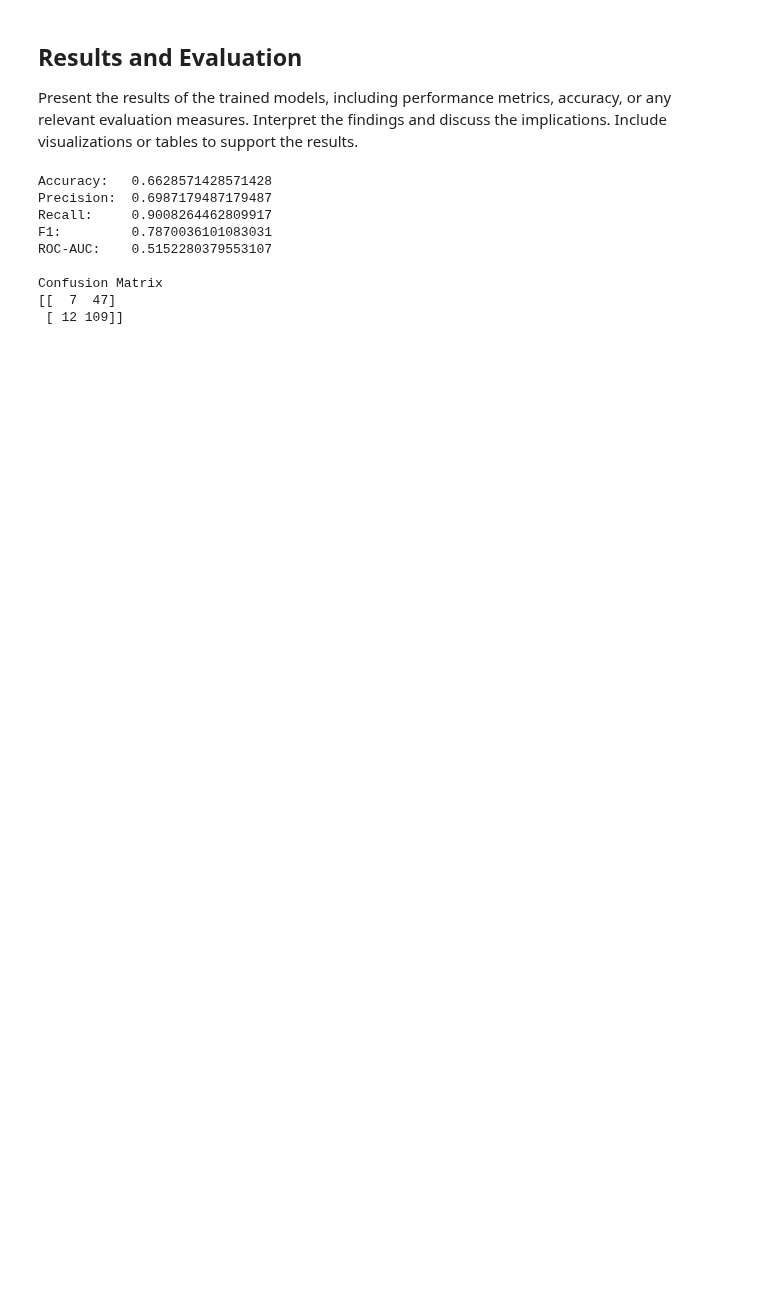
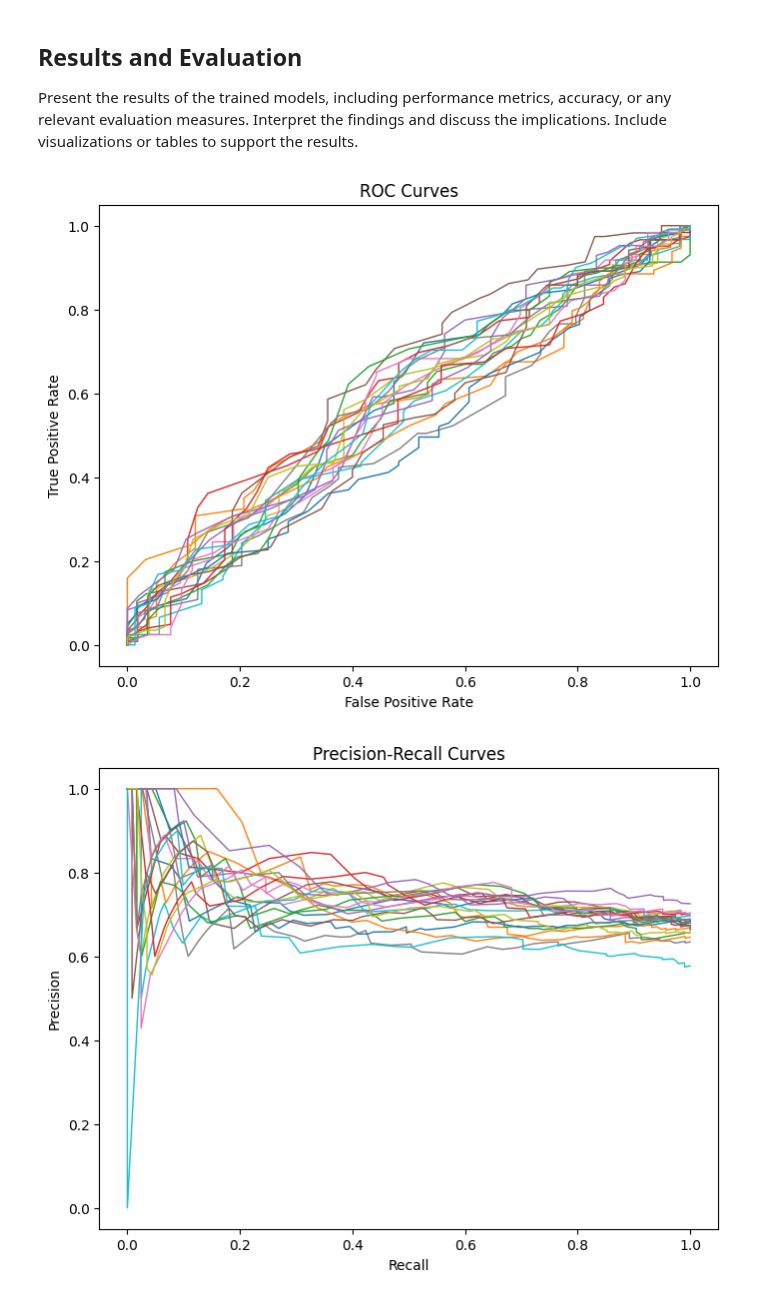
Before and after one commit to zainabnazari/ppmi, a Jupyter notebook: main_ppmi_notebook.ipynb, the cells around one changed output. Cells and saved outputs as stored; diff of their text form; code cells hidden in the pictures; blank space fills up the shorter version.

```diff
--- a/main_ppmi_notebook.ipynb
+++ b/main_ppmi_notebook.ipynb
@@ -291,23 +338,51 @@ model_rf.fit(X_train, y_train)
 ## Results and Evaluation
 
 Present the results of the trained models, including performance metrics, accuracy, or any relevant evaluation measures. Interpret the findings and discuss the implications. Include visualizations or tables to support the results.
-# %%
-print('Accuracy:  ', accuracy_score(y_test,model_rf.predict(X_test)))
-print('Precision: ', precision_score(y_test,model_rf.predict(X_test)))
-print('Recall:    ', recall_score(y_test,model_rf.predict(X_test)))
-print('F1:        ', f1_score(y_test,model_rf.predict(X_test)))
-print('ROC-AUC:   ', roc_auc_score(y_test,model_rf.predict(X_test)))
-print('\nConfusion Matrix\n{0}'.format(confusion_matrix(y_test, model_rf.predict(X_test))))
-# %% [output]
-Accuracy:   0.6628571428571428
-Precision:  0.6987179487179487
-Recall:     0.9008264462809917
-F1:         0.7870036101083031
-ROC-AUC:    0.5152280379553107
-
-Confusion Matrix
-[[  7  47]
- [ 12 109]]
+# %%
+import matplotlib.pyplot as plt
+from sklearn.metrics import roc_curve, precision_recall_curve
+
+# Initialize lists to store the ROC and precision-recall data
+roc_curves = []
+precision_recall_curves = []
+
+# Perform the iterations
+for _ in range(20):
+    # Split the data into training and test sets
+    X_train, X_test, y_train, y_test = train_test_split(rna_ir3, diagnosis['COHORT_DEFINITION'], test_size=.3)
+
+    # Create and fit the Random Forest model
+    model_rf = RandomForestClassifier(n_estimators=100)
+    model_rf.fit(X_train, y_train)
+
+    # Calculate the ROC curve
+    fpr, tpr, _ = roc_curve(y_test, model_rf.predict_proba(X_test)[:, 1])
+    roc_curves.append((fpr, tpr))
+
+    # Calculate the precision-recall curve
+    precision, recall, _ = precision_recall_curve(y_test, model_rf.predict_proba(X_test)[:, 1])
+    precision_recall_curves.append((precision, recall))
+
+# Plot ROC curves
+plt.figure(figsize=(8, 6))
+for fpr, tpr in roc_curves:
+    plt.plot(fpr, tpr, lw=1)
+plt.xlabel('False Positive Rate')
+plt.ylabel('True Positive Rate')
+plt.title('ROC Curves')
+plt.show()
+
+# Plot precision-recall curves
+plt.figure(figsize=(8, 6))
+for precision, recall in precision_recall_curves:
+    plt.plot(recall, precision, lw=1)
+plt.xlabel('Recall')
+plt.ylabel('Precision')
+plt.title('Precision-Recall Curves')
+plt.show()
+# %% [output]
+[figure, added]
+[figure, added]
 # %%
 #ploting roc curve and precision recall curve
 roc = roc_curve(y_test,model_rf.predict_proba(X_test)[:,1])
```
Also changed, not shown: parts of 3 cells of this notebook.
